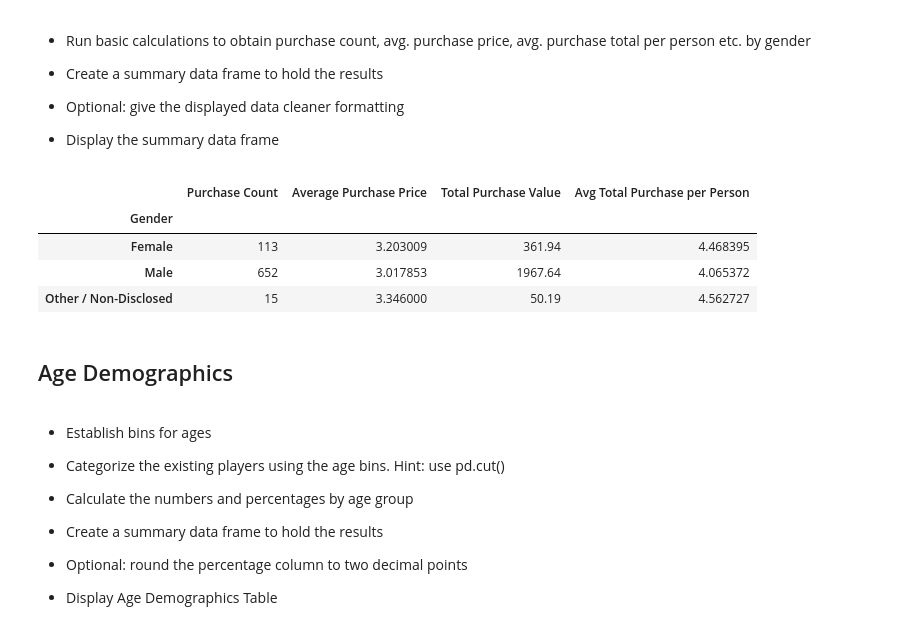
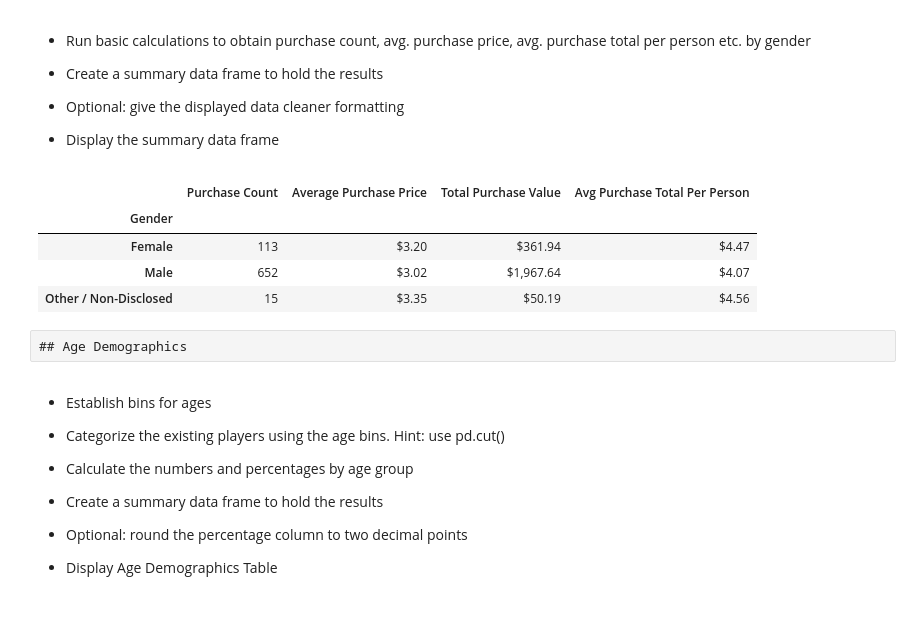
Before and after one commit to cell2silicon/Pandas-Challenge, a Jupyter notebook: HerosOfPymoli/HeroesOfPymoli.ipynb, the cells around one changed output. Drawn from its saved outputs; the diff is of its cells as text; code cells hidden in the pictures.

```diff
--- a/HerosOfPymoli/HeroesOfPymoli.ipynb
+++ b/HerosOfPymoli/HeroesOfPymoli.ipynb
@@ -8,13 +8,16 @@ import csv
 import os
 import numpy as np
 
-# File to Load (Remember to Change These)
+# setting path for source file
 heros_pymoli = os.path.join("Resources/purchase_data.csv")
 
-# Read Purchasing File and store into Pandas data frame
+# reading source file
 purchase_data = pd.read_csv(heros_pymoli)
-# purchase_summary = purchase_summary.style.format({'Average Price': "${:,.2f}", 'Total Revenue' : "${:,.2f}"})
-# purchase_data = purchase_data.style.format({'Price': "${:,.2f}"})
+
+# formatting the output file to get currency symbol
+purchase_data["Price"] = purchase_data["Price"].map("${:,.2f}".format)
+
+
 purchase_data.head()
 # %% [output]
 |  | Purchase ID | SN | Age | Gender | Item ID | Item Name | Price |
@@ -52,10 +55,15 @@ player_count
 
 * Display the summary data frame
 # %%
-# sorting unique items through the data by looking for item ID
-# finding desired values
+# finding desired values for purchasing analysis
 
+# formatting the data to set the price as float to perform calculations
+purchase_data['Price'] = purchase_data['Price'].str.replace("$","").astype(float)
+
+# sorting unique items through the data through item ID
 item_unique = purchase_data["Item ID"].nunique()
+
+# calculating average price, purchase price and revenue
 average_price = round(purchase_data["Price"].mean(), 2)
 purchase_number = purchase_data["Purchase ID"].count()
 revenue = purchase_data["Price"].sum()
@@ -68,7 +76,10 @@ purchase_summary = pd.DataFrame({"Number of Unique Items" : [item_unique],
 
 # formatting the result to get $ as prefix
 
-purchase_summary = purchase_summary.style.format({'Average Price': "${:,.2f}", 'Total Revenue' : "${:,.2f}"})
+purchase_summary["Average Price"] = purchase_summary["Average Price"].map("${:,.2f}".format)
+purchase_summary["Total Revenue"] = purchase_summary["Total Revenue"].map("${:,.2f}".format)
+
+# getting the purchase summary as output
 purchase_summary
 # %% [output]
 |  | Number of Unique Items | Average Price | Number of Purchases | Total Revenue |
@@ -122,28 +136,37 @@ demographics
 * Display the summary data frame
 # %%
 # sorting the data for purchaning based on gender
-# doing basic calculation to calculate the following
 
+# grouping data by gender
 gender_stats = purchase_data.groupby("Gender")
+
+# doing basic calculation to calculate purchase count, average purchase and average total purchase
 purchase_count = gender_stats["Purchase ID"].count()
 average_purchase = gender_stats["Price"].mean()
 total_purchase = gender_stats["Price"].sum()
-average_purchase_total = total_purchase/gender_count
+average_purchase_total = (total_purchase/gender_count)
 
 # arranging data frame for the values obtained above according to gender
 purchasing_analysis = pd.DataFrame({"Purchase Count" : purchase_count,
                                     "Average Purchase Price" : average_purchase,
                                     "Total Purchase Value" : total_purchase,
-                                    "Avg Total Purchase per Person" : average_purchase_total})
+                                    "Avg Purchase Total Per Person" : average_purchase_total})
+
+# formatting the columns to get currency symbols
+purchasing_analysis["Average Purchase Price"] = purchasing_analysis["Average Purchase Price"].map("${:,.2f}".format)
+purchasing_analysis["Total Purchase Value"] = purchasing_analysis["Total Purchase Value"].map("${:,.2f}".format)
+purchasing_analysis["Avg Purchase Total Per Person"] = purchasing_analysis["Avg Purchase Total Per Person"].map("${:,.2f}".format)
+
+# printing the output of the purchasing analysis
 purchasing_analysis
 # %% [output]
-|  | Purchase Count | Average Purchase Price | Total Purchase Value | Avg Total Purchase per Person |
+|  | Purchase Count | Average Purchase Price | Total Purchase Value | Avg Purchase Total Per Person |
 | Gender |  |  |  |  |
-| Female | 113 | 3.203009 | 361.94 | 4.468395 |
-| Male | 652 | 3.017853 | 1967.64 | 4.065372 |
-| Other / Non-Disclosed | 15 | 3.346000 | 50.19 | 4.562727 |
+| Female | 113 | $3.20 | $361.94 | $4.47 |
+| Male | 652 | $3.02 | $1,967.64 | $4.07 |
+| Other / Non-Disclosed | 15 | $3.35 | $50.19 | $4.56 |
-# %% [markdown]
-## Age Demographics
+# %% [raw]
+## Age Demographics
 # %% [markdown]
 * Establish bins for ages
 
```
Also changed, not shown: parts of 8 cells of this notebook.
